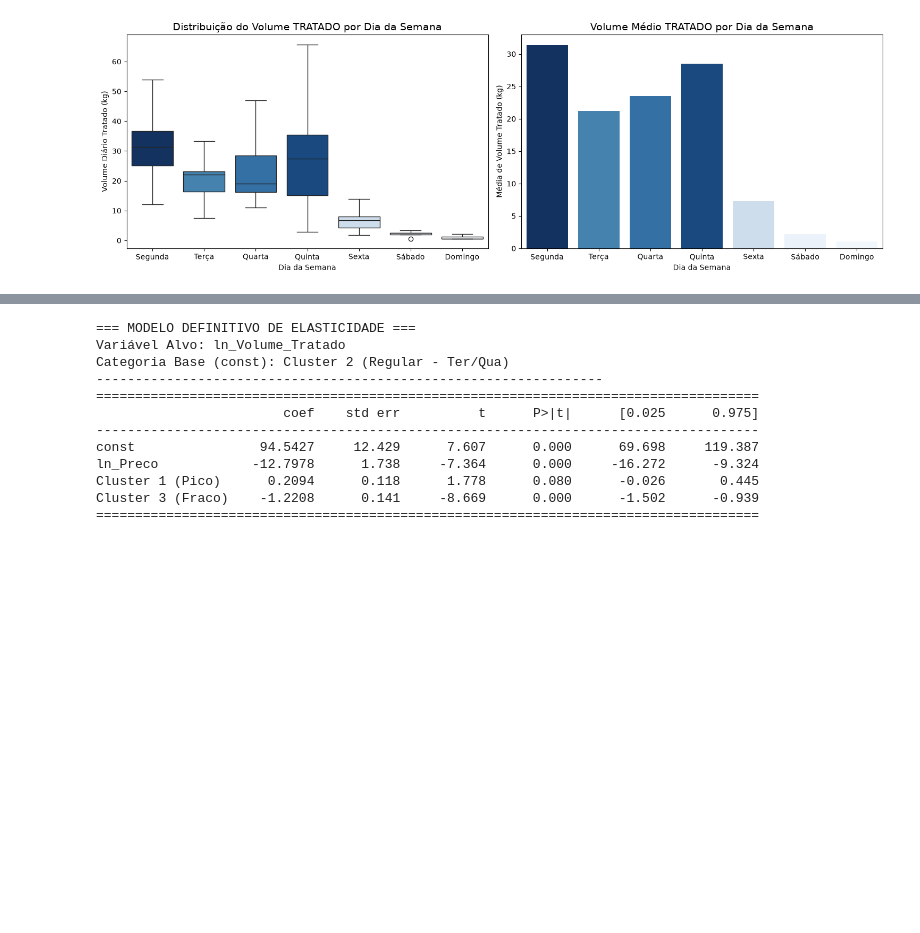
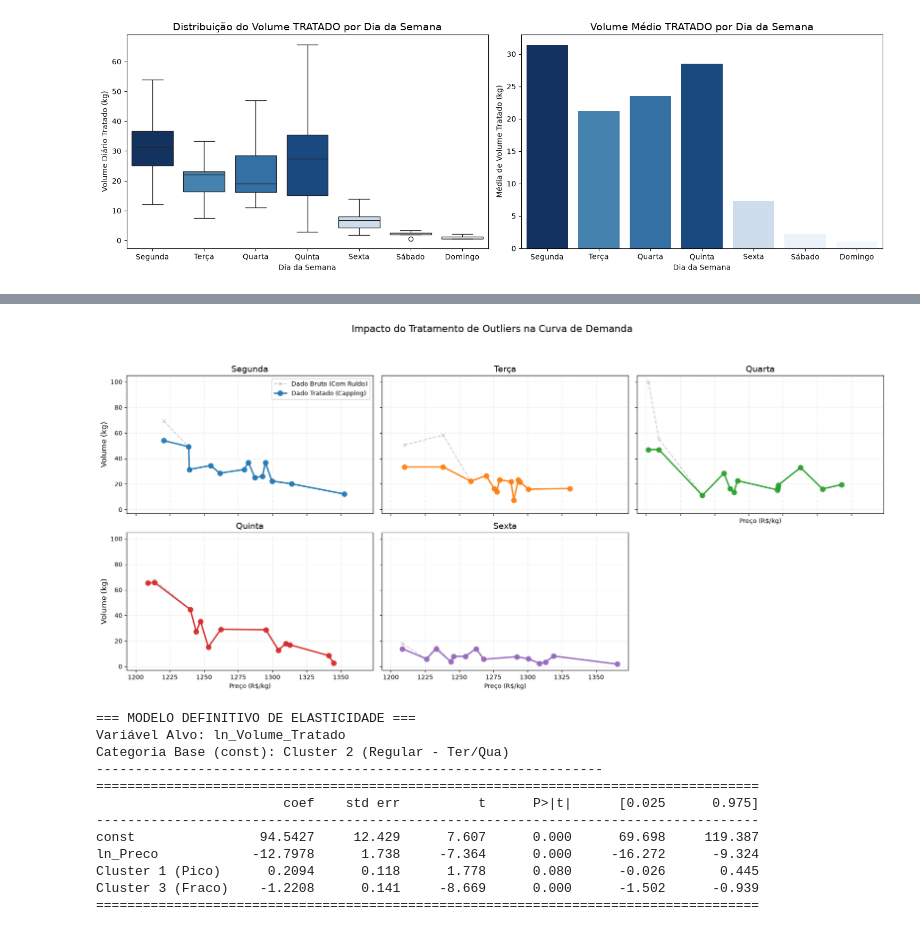
Before and after one commit to natfaria/2026-resolucao_problemas, a Jupyter notebook: 2026_resolucao_problemas/notebooks/01-EDA.ipynb, the cells around one changed output, grey strips where cells are left out. Saved outputs shown, nothing was run; the diff lists cells and outputs as text; code cells hidden in the pictures; blank space fills up the shorter version.

```diff
--- a/2026_resolucao_problemas/notebooks/01-EDA.ipynb
+++ b/2026_resolucao_problemas/notebooks/01-EDA.ipynb
@@ -615 +697,48 @@ plt.show()
+# %%
+# 1. Isolando e ordenando os dados
+df_uteis = df_treino[~df_treino['Data'].dt.dayofweek.isin([5, 6])].copy()
+df_uteis = df_uteis.sort_values(by='Preço')
+
+# 2. Configurando a figura em 2 linhas e 3 colunas
+ordem_uteis = ['Segunda', 'Terça', 'Quarta', 'Quinta', 'Sexta']
+fig, axes = plt.subplots(2, 3, figsize=(18, 8), sharey=True, sharex=True)
+cores = sns.color_palette("tab10", 5)
+axes = axes.flatten()
+
+# 3. Loop para plotar cada dia (Dupla sobreposição)
+for i, dia in enumerate(ordem_uteis):
+    df_dia = df_uteis[df_uteis['Dia da Semana'] == dia]
+
+    # Camada 1: Fundo (Dado Bruto / Com Outliers)
+    axes[i].plot(df_dia['Preço'], df_dia['Volume Realizado (kg)'],
+                 marker='x', markersize=6, linestyle='--', linewidth=1.5,
+                 color='grey', alpha=0.4, label='Dado Bruto (Com Ruído)')
+
+    # Camada 2: Frente (Dado Tratado / Limpo)
+    axes[i].plot(df_dia['Preço'], df_dia['Volume Tratado (kg)'],
+                 marker='o', markersize=8, linestyle='-', linewidth=2.5,
+                 color=cores[i], alpha=0.9, label='Dado Tratado (Capping)')
+
+    # Formatação do subplot
+    axes[i].set_title(dia, fontsize=14)
+    axes[i].grid(True, linestyle=':', alpha=0.5)
+
+    # Labels
+    if i >= 2:
+        axes[i].set_xlabel("Preço (R$/kg)")
+    if i % 3 == 0:
+        axes[i].set_ylabel("Volume (kg)", fontsize=12)
+
+    # Adicionando a legenda apenas no primeiro gráfico para não poluir
+    if i == 0:
+        axes[i].legend(loc='upper right', fontsize=10)
+
+# 4. Ocultando o 6º gráfico (vazio)
+axes[5].set_visible(False)
+
+plt.suptitle("Impacto do Tratamento de Outliers na Curva de Demanda", fontsize=16, y=1.05)
+plt.tight_layout()
+plt.show()
+# %% [output]
+[figure, added]
 # %%
```
Also changed, not shown: parts of 7 cells of this notebook.
